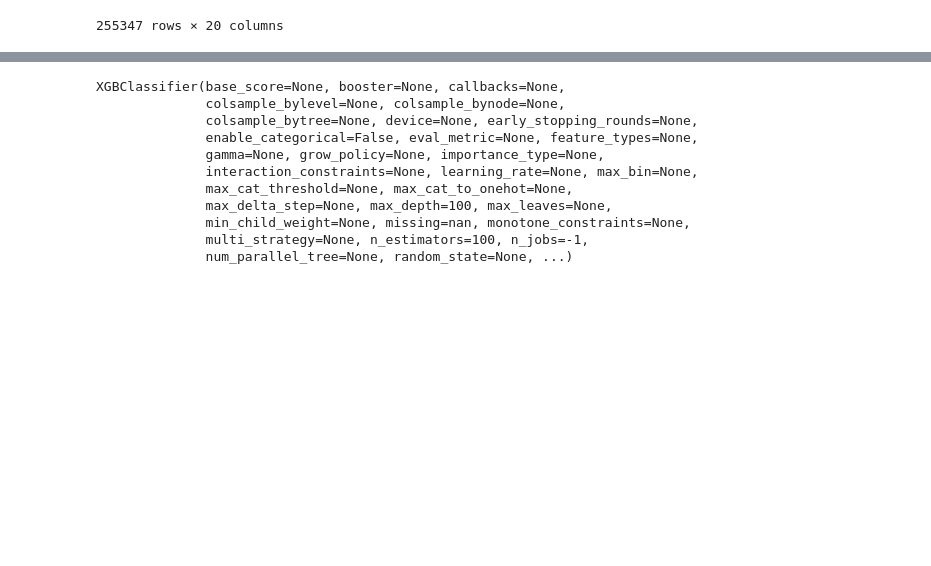
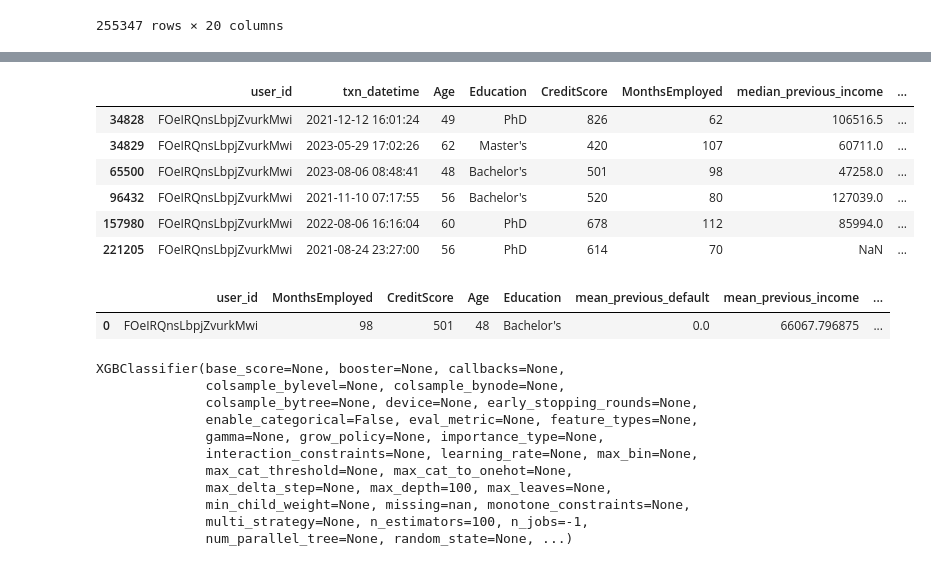
Before and after one commit to ElliotNguyen68/feast_epam, a Jupyter notebook: notebooks/05_modeling.ipynb, the cells around one changed output, grey strips where cells are left out. Cells and saved outputs as stored; diff of their text form; code cells hidden in the pictures; blank space fills up the shorter version.

```diff
--- a/notebooks/05_modeling.ipynb
+++ b/notebooks/05_modeling.ipynb
@@ -46,5 +67,5 @@ f_store=store.get_store()
 # %%
-df_feature=f_store.get_historical_features(
+df_feature=feature_store.get_historical_features(
     entity_df=df_pivot,
     features=[
         'user_info:Age',
@@ -62,0 +84,12 @@ Using txn_datetime as the event timestamp. To specify a column explicitly, pleas
+# %%
+df_feature.query("""
+    user_id=='FOeIRQnsLbpjZvurkMwi'
+""")
+# %% [output]
+|  | user_id | txn_datetime | Age | Education | CreditScore | MonthsEmployed | median_previous_income | ... |
+| 34828 | FOeIRQnsLbpjZvurkMwi | 2021-12-12 16:01:24 | 49 | PhD | 826 | 62 | 106516.5 | ... |
+| 34829 | FOeIRQnsLbpjZvurkMwi | 2023-05-29 17:02:26 | 62 | Master's | 420 | 107 | 60711.0 | ... |
+| 65500 | FOeIRQnsLbpjZvurkMwi | 2023-08-06 08:48:41 | 48 | Bachelor's | 501 | 98 | 47258.0 | ... |
+| 96432 | FOeIRQnsLbpjZvurkMwi | 2021-11-10 07:17:55 | 56 | Bachelor's | 520 | 80 | 127039.0 | ... |
+| 157980 | FOeIRQnsLbpjZvurkMwi | 2022-08-06 16:16:04 | 60 | PhD | 678 | 112 | 85994.0 | ... |
+| 221205 | FOeIRQnsLbpjZvurkMwi | 2021-08-24 23:27:00 | 56 | PhD | 614 | 70 | NaN | ... |
@@ -63,3 +109,8 @@ Using txn_datetime as the event timestamp. To specify a column explicitly, pleas
+# %%
+df_feature
+# %% [output]
+|  | user_id | MonthsEmployed | CreditScore | Age | Education | mean_previous_default | mean_previous_income | ... |
+| 0 | FOeIRQnsLbpjZvurkMwi | 98 | 501 | 48 | Bachelor's | 0.0 | 66067.796875 | ... |
 # %%
 df_feature=df_feature.rename(
     {
```
Also changed, not shown: parts of 6 cells of this notebook, 3 other files.
